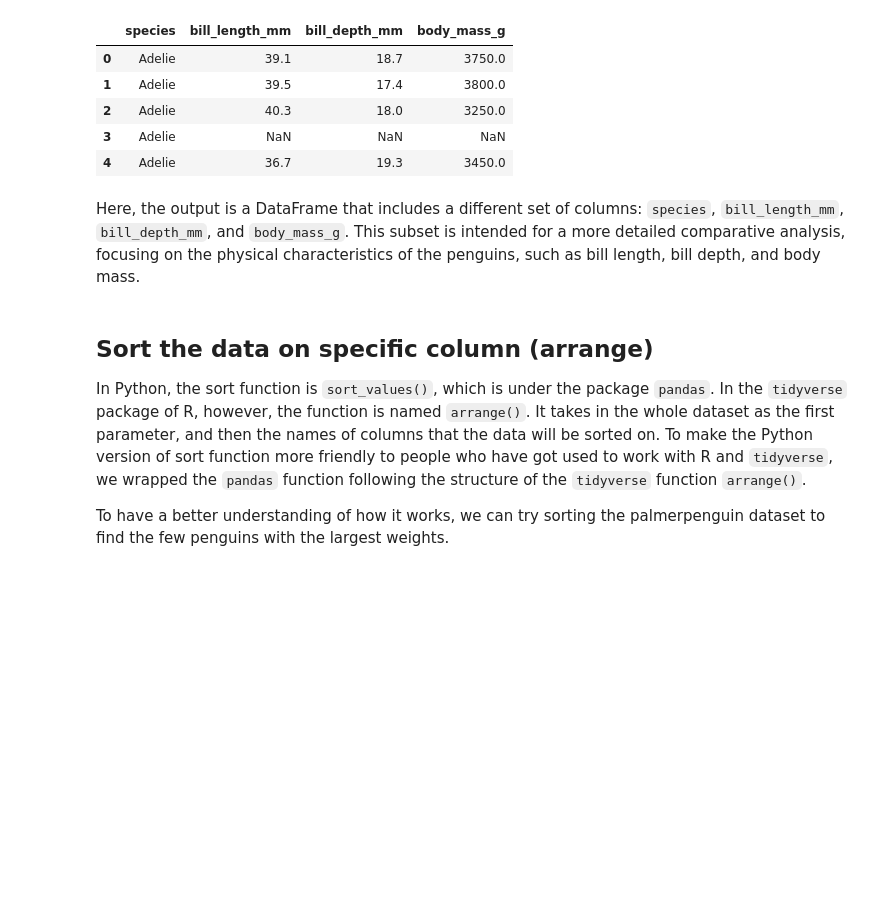
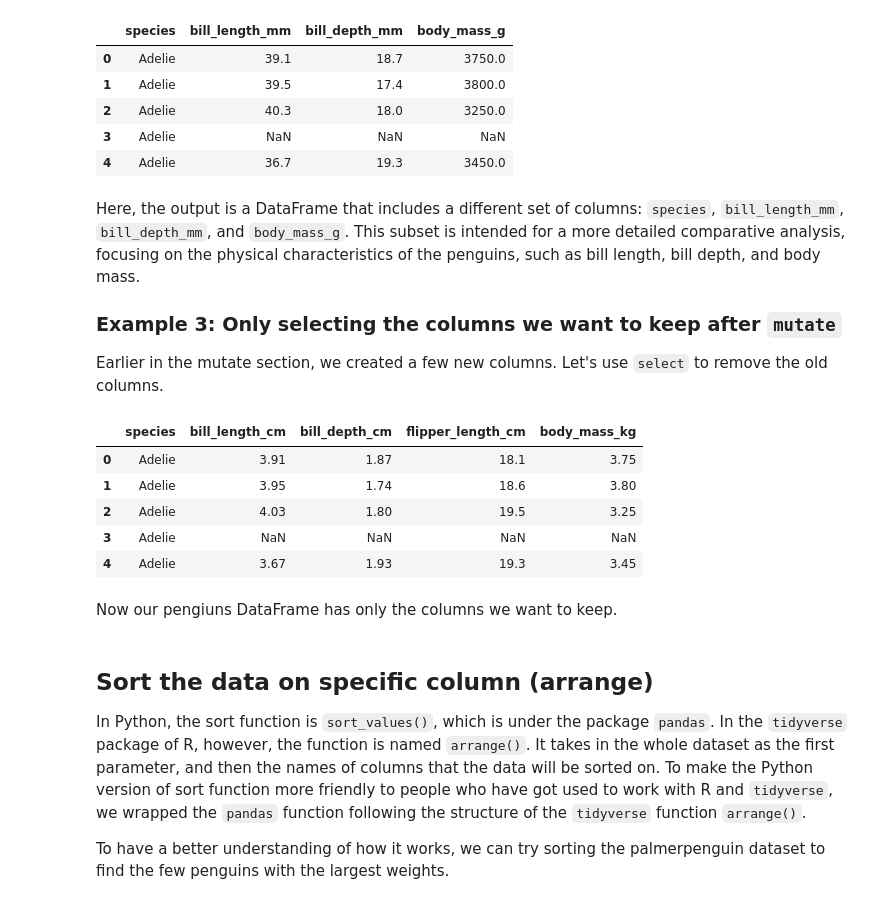
Before and after one commit to UBC-MDS/TidyverseToPandas, a Jupyter notebook: docs/tutorial.ipynb, the cells around one changed output. Cells and saved outputs as stored; diff of their text form; code cells hidden in the pictures; blank space fills up the shorter version.

Commit message:
add mutate and edit select to match

```diff
--- a/docs/tutorial.ipynb
+++ b/docs/tutorial.ipynb
@@ -123,6 +159,30 @@ penguins_physical.head()
 # %% [markdown]
 Here, the output is a DataFrame that includes a different set of columns: `species`, `bill_length_mm`, `bill_depth_mm`, and `body_mass_g`.
 This subset is intended for a more detailed comparative analysis, focusing on the physical characteristics of the penguins, such as bill length, bill depth, and body mass.
+
+### Example 3: Only selecting the columns we want to keep after `mutate`
+
+Earlier in the mutate section, we created a few new columns. Let's use `select` to remove the old columns.
+# %%
+penguins = ttp.select(
+    penguins,
+    "species",
+    "bill_length_cm",
+    "bill_depth_cm",
+    "flipper_length_cm",
+    "body_mass_kg",
+)
+
+penguins.head()
+# %% [output]
+|  | species | bill_length_cm | bill_depth_cm | flipper_length_cm | body_mass_kg |
+| 0 | Adelie | 3.91 | 1.87 | 18.1 | 3.75 |
+| 1 | Adelie | 3.95 | 1.74 | 18.6 | 3.80 |
+| 2 | Adelie | 4.03 | 1.80 | 19.5 | 3.25 |
+| 3 | Adelie | NaN | NaN | NaN | NaN |
+| 4 | Adelie | 3.67 | 1.93 | 19.3 | 3.45 |
+# %% [markdown]
+Now our pengiuns DataFrame has only the columns we want to keep.
 # %% [markdown]
 ## Sort the data on specific column (arrange)
 
```
Also changed, not shown: parts of 5 cells of this notebook.
